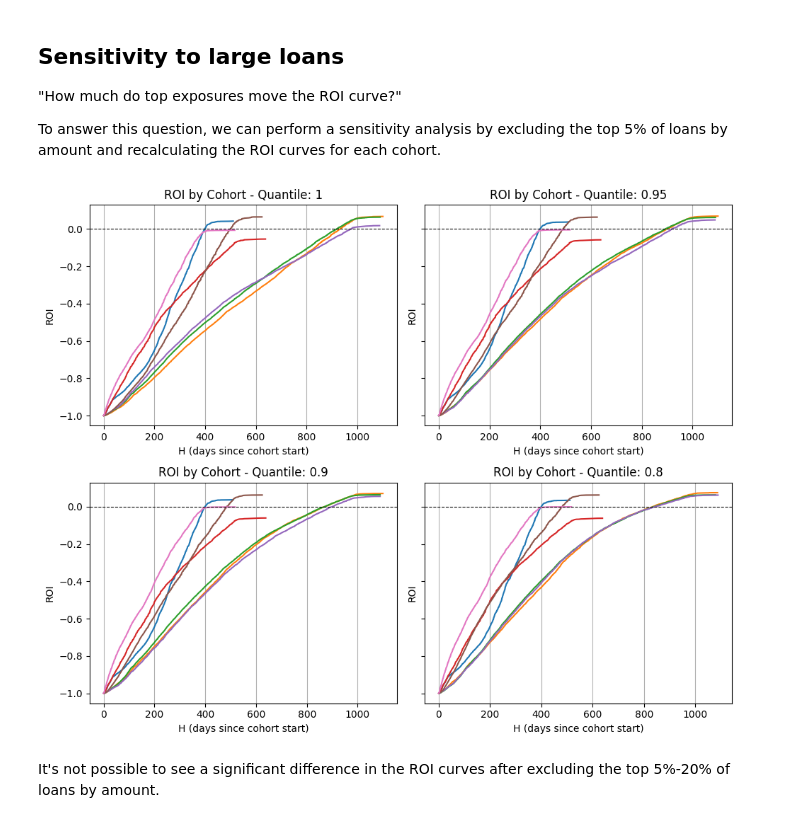
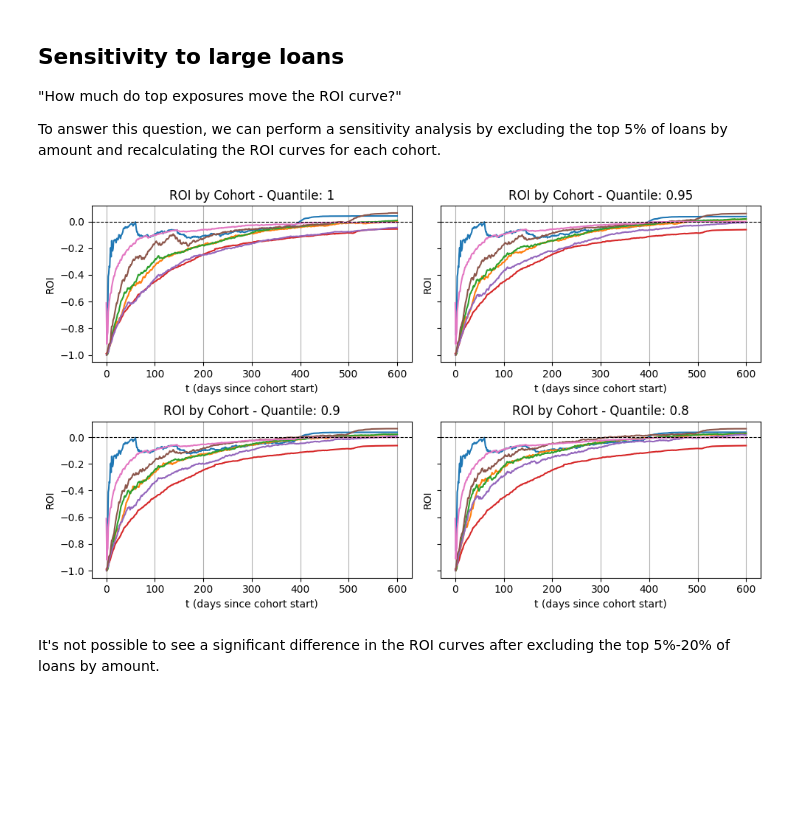
Before and after one commit to jquentino/cohort-profitability-case, a Jupyter notebook: notebooks/1-jq-exploratory-data-analysis.ipynb, the cells around one changed output. Cells and saved outputs as stored; diff of their text form; code cells hidden in the pictures; blank space fills up the shorter version.

```diff
--- a/notebooks/1-jq-exploratory-data-analysis.ipynb
+++ b/notebooks/1-jq-exploratory-data-analysis.ipynb
@@ -58,7 +60,7 @@ from src.dataset.data_manipulation import load_data
 
 # Load and prepare all data
 allowlist, loans, repayments, loans_and_cohort, repayments_and_loans = load_data(
-    "../database.db", remove_loans_with_errors=True
+    DATABASE_PATH, remove_loans_with_errors=True
 )
 # %%
 # Dataframe of loans with cohort information
@@ -149,3 +129,8 @@ All cohorts exhibit a strictly increasing, monotonic behavior, with a plateau ne
+# %%
+H = 600
+repayments_and_loans = repayments_and_loans[repayments_and_loans['h_days'] <= H]
+loans_and_cohort = loans_and_cohort[loans_and_cohort['created_at_h_days'] <= H]
+roi_curve_df = compute_roi_curves(repayments_and_loans, loans_and_cohort)
 # %% [markdown]
 ## Cohort Descriptive Analysis
 To further understand the characteristics of each cohort, we can perform a descriptive analysis. This involves examining various attributes of the loans and borrowers within each cohort, such as loan amounts, interest rates, and repayment behaviors.
@@ -322,31 +307,30 @@ To answer this question, we can perform a sensitivity analysis by excluding the
 # %%
 from src.plot.roi import plot_roi_curves
 
 quantiles = [1, 0.95, 0.9, 0.8]
 roi_curves = {}
 
 for q in quantiles:
     threshold = loans_last_status['loan_amount'].quantile(q)
     no_top_loans = loans_last_status[loans_last_status['loan_amount'] < threshold]
-
-    cohort_principal_no_top_loans = compute_cohort_principal(no_top_loans)
-
+    # no_top_loans_and_cohorts = loans_and_cohort[loans_and_cohort['loan_id'].isin(no_top_loans['loan_id'])]
+    no_top_loans_repayments = repayments_and_loans[repayments_and_loans['loan_id'].isin(no_top_loans['loan_id'])]
     roi_curve_no_top_loans = compute_roi_curves(
-        repayments_and_loans[repayments_and_loans['loan_id'].isin(no_top_loans['loan_id'])],
-        cohort_principal_no_top_loans
+        no_top_loans_repayments,
+        no_top_loans
     )
 
     roi_curves[q] = roi_curve_no_top_loans
 
 # Plotting the ROI curves for each quantile
-fig, axs = plt.subplots(2, len(quantiles)//2, figsize=(10, 8), sharey=True)
+fig, axs = plt.subplots(2, len(quantiles)//2, figsize=(10, 6), sharey=True)
 for ax, (q, roi_curve) in zip(axs.flatten(), roi_curves.items()):
     plot_roi_curves(roi_curve, ax=ax, extra_title=f'Quantile: {q}', show_legend=False)
 
 plt.tight_layout()
 plt.show()
 # %% [output]
-[figure, old version]
+[figure, new version]
 # %% [markdown]
 It's not possible to see a significant difference in the ROI curves after excluding the top 5%-20% of loans by amount.
 # %% [markdown]
```
Also changed, not shown: parts of 38 cells of this notebook, 2 other files.
